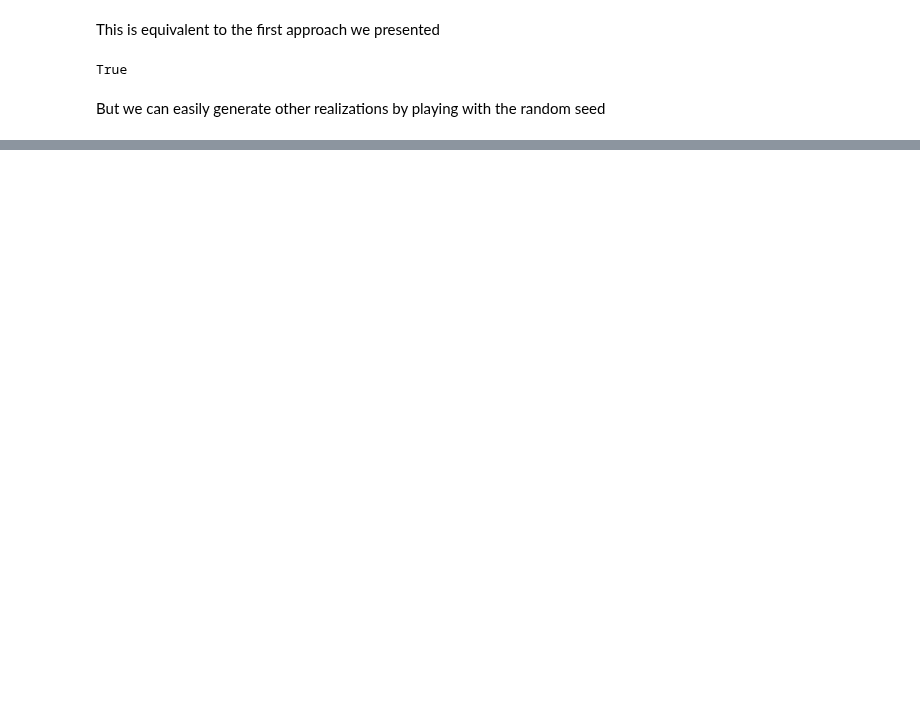
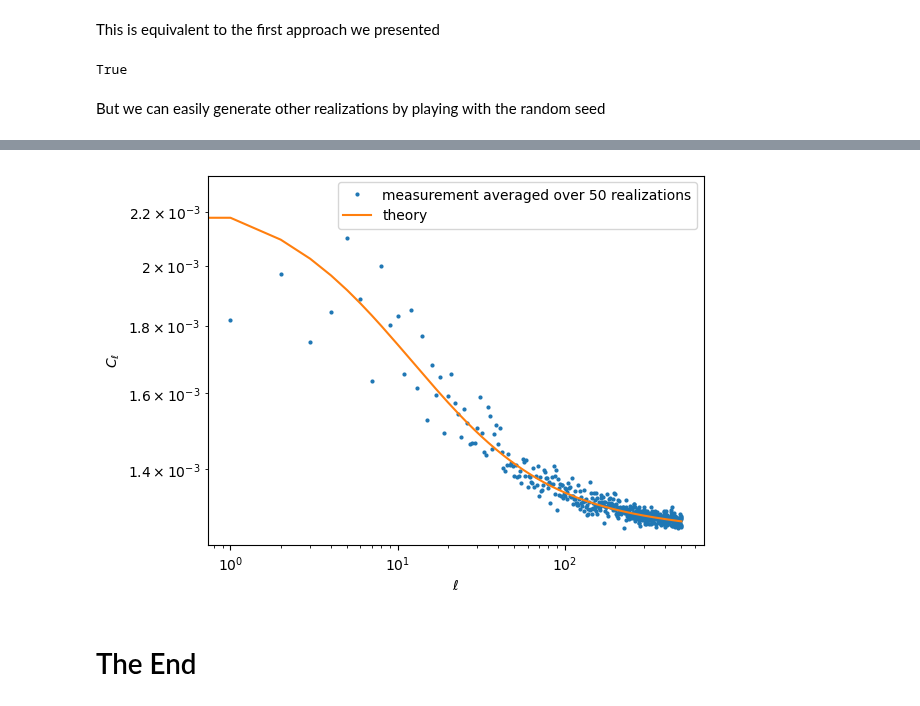
Before and after one commit to martinjameswhite/directsht, a Jupyter notebook: notebooks/making_mocks.ipynb, the cells around one changed output, grey strips where cells are left out. Drawn from its saved outputs; the diff is of its cells as text; code cells hidden in the pictures; blank space fills up the shorter version.

```diff
--- a/notebooks/making_mocks.ipynb
+++ b/notebooks/making_mocks.ipynb
@@ -128,0 +143,37 @@ emap in range (2.694806e-05,7.823438e-01)
+# %%
+npnt_fullsky = 1e4
+lmax_out = 500
+
+# Let's compare to measurements on the full-sky sims
+nbar = npnt_fullsky / (4*np.pi)
+#
+# Initialize a helper object from which to draw realizations
+Mocks_obj = LogNormalMocks(npnt_fullsky, nside=2048)
+#
+# Draw many realizations and average their measured Cls
+nside = 256
+Nmc = 50
+cl_hat_avg = np.zeros(lmax_out+1)
+for i in range(Nmc):
+    t, p, w = Mocks_obj(verbose=False)
+    dmap_v2 = make_map(t,p,w,nside) /nbar - 1
+    #
+    cl_hat_avg += hp.anafast(dmap_v2, lmax=lmax_out)
+
+# Complete the average by diving by Nmc
+cl_hat_avg /= Nmc
+# Get the theory Cls
+cl_theory = Mocks_obj.get_theory_Cl(lmax_out=lmax_out, gauss_order=1000)
+# %%
+plt.loglog(cl_hat_avg, ls='', marker='o', markersize=2,
+           label='measurement averaged over {:d} realizations'.format(Nmc))
+plt.loglog(cl_theory, label='theory')
+
+plt.legend()
+plt.ylabel(r'$C_\ell$')
+plt.xlabel(r'$\ell$')
+plt.show()
+# %% [output]
+[figure, added]
+# %% [markdown]
+# The End
```
Also changed, not shown: parts of 7 cells of this notebook, 1 other file.
